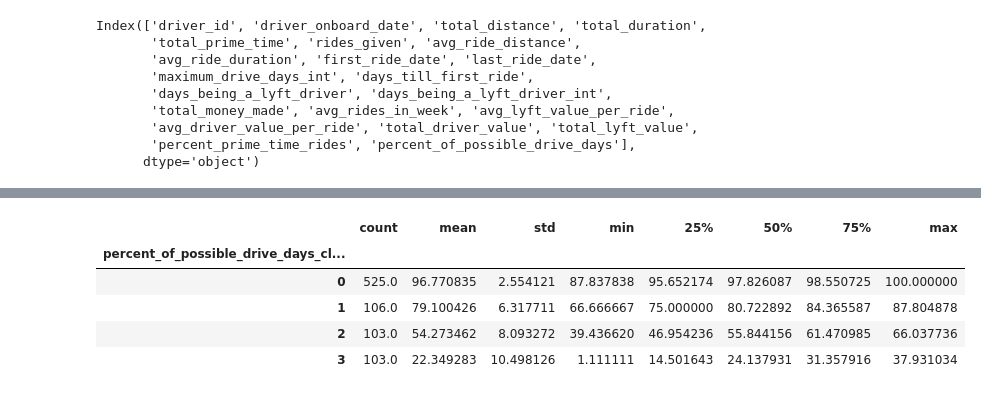
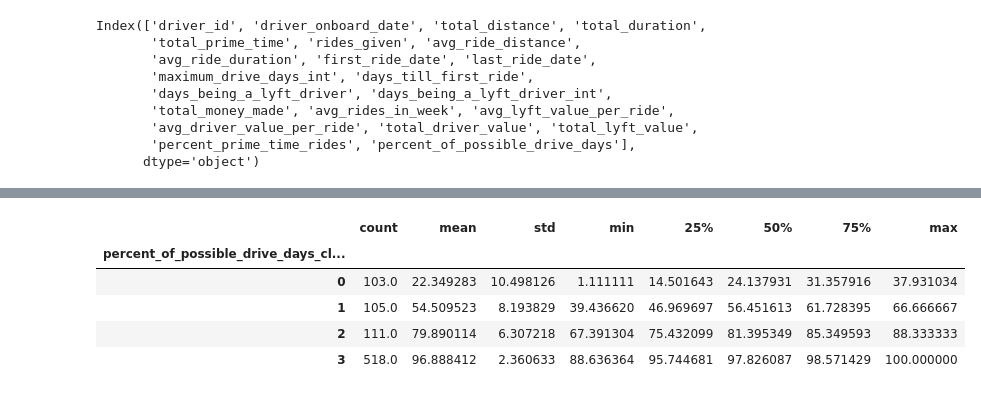
Before and after one commit to AugmentedMode/Lyft-Data-Challenge, a Jupyter notebook: Lyft-Data-Analysis.ipynb, the cells around one changed output, grey strips where cells are left out. Cells and saved outputs as stored; diff of their text form; code cells hidden in the pictures.

```diff
--- a/Lyft-Data-Analysis.ipynb
+++ b/Lyft-Data-Analysis.ipynb
@@ -429,12 +467,12 @@ plt.show()
 # %%
 #build 4 clusters for recency and add it to dataframe
 
-kmeans = KMeans(n_clusters=4)
-kmeans.fit(updated_driver_data_df[['rides_given']])
-updated_driver_data_df['rides_given_cluster'] = kmeans.predict(updated_driver_data_df[['rides_given']])
+kmeans = KMeans(n_clusters=5)
+kmeans.fit(updated_driver_data_df[['avg_rides_in_week']])
+updated_driver_data_df['avg_rides_in_week_cluster'] = kmeans.predict(updated_driver_data_df[['avg_rides_in_week']])
 
-updated_driver_data_df = order_cluster('rides_given_cluster', 'rides_given',updated_driver_data_df,False)
+updated_driver_data_df = order_cluster('avg_rides_in_week_cluster', 'avg_rides_in_week',updated_driver_data_df,True)
 
-updated_driver_data_df.groupby('rides_given_cluster')['rides_given'].describe()
+updated_driver_data_df.groupby('avg_rides_in_week_cluster')['avg_rides_in_week'].describe()
 # %% [output]
 |  | count | mean | std | min | 25% | 50% | 75% | max |
@@ -446,15 +485,15 @@ updated_driver_data_df.groupby('rides_given_cluster')['rides_given'].describe()
 # %%
 kmeans = KMeans(n_clusters=4)
 kmeans.fit(updated_driver_data_df[['percent_of_possible_drive_days']])
 updated_driver_data_df['percent_of_possible_drive_days_cluster'] = kmeans.predict(updated_driver_data_df[['percent_of_possible_drive_days']])
 
-updated_driver_data_df = order_cluster('percent_of_possible_drive_days_cluster', 'percent_of_possible_drive_days',updated_driver_data_df,False)
+updated_driver_data_df = order_cluster('percent_of_possible_drive_days_cluster', 'percent_of_possible_drive_days',updated_driver_data_df,True)
 
 updated_driver_data_df.groupby('percent_of_possible_drive_days_cluster')['percent_of_possible_drive_days'].describe()
 # %% [output]
 |  | count | mean | std | min | 25% | 50% | 75% | max |
 | percent_of_possible_drive_days_cl... |  |  |  |  |  |  |  |  |
-| 0 | 525.0 | 96.770835 | 2.554121 | 87.837838 | 95.652174 | 97.826087 | 98.550725 | 100.000000 |
-| 1 | 106.0 | 79.100426 | 6.317711 | 66.666667 | 75.000000 | 80.722892 | 84.365587 | 87.804878 |
-| 2 | 103.0 | 54.273462 | 8.093272 | 39.436620 | 46.954236 | 55.844156 | 61.470985 | 66.037736 |
-| 3 | 103.0 | 22.349283 | 10.498126 | 1.111111 | 14.501643 | 24.137931 | 31.357916 | 37.931034 |
+| 0 | 103.0 | 22.349283 | 10.498126 | 1.111111 | 14.501643 | 24.137931 | 31.357916 | 37.931034 |
+| 1 | 105.0 | 54.509523 | 8.193829 | 39.436620 | 46.969697 | 56.451613 | 61.728395 | 66.666667 |
+| 2 | 111.0 | 79.890114 | 6.307218 | 67.391304 | 75.432099 | 81.395349 | 85.349593 | 88.333333 |
+| 3 | 518.0 | 96.888412 | 2.360633 | 88.636364 | 95.744681 | 97.826087 | 98.571429 | 100.000000 |
```
Also changed, not shown: parts of 21 cells of this notebook.
